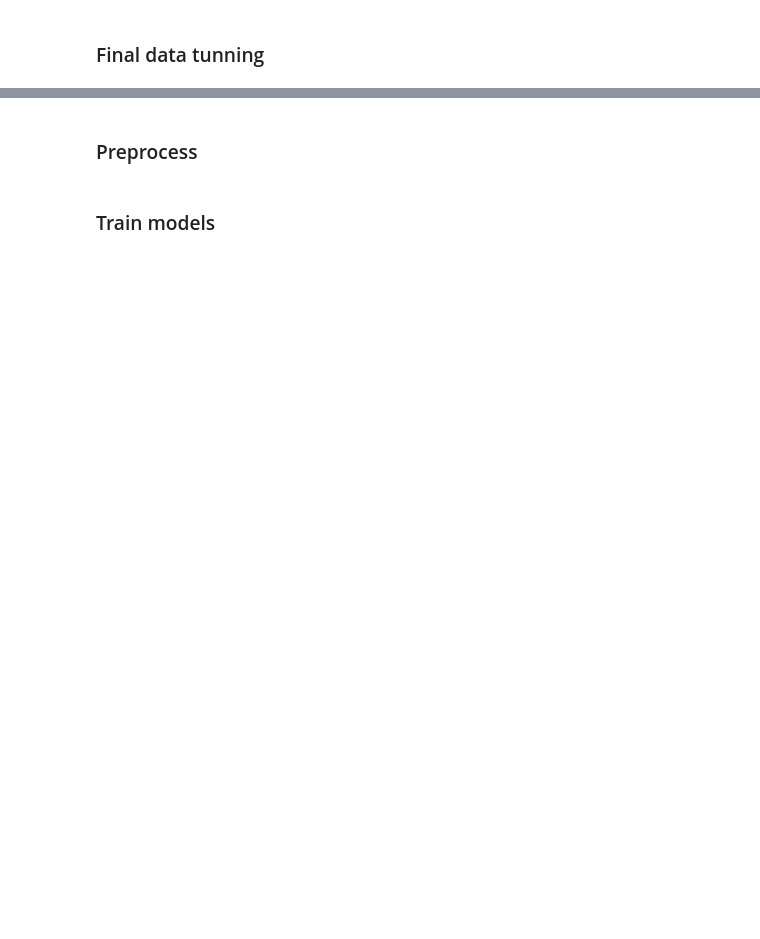
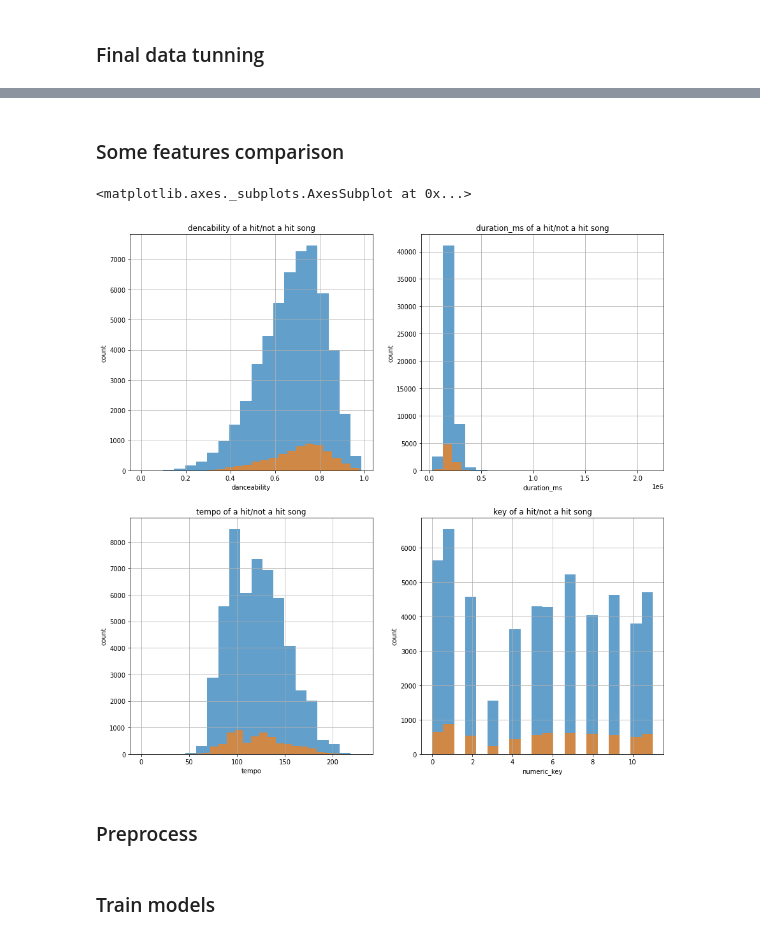
Before and after one commit to ShakedZrihen/worldwide-song-hit-formula, a Jupyter notebook: prediction.ipynb, the cells around one changed output, grey strips where cells are left out. Drawn from its saved outputs; the diff is of its cells as text; code cells hidden in the pictures; blank space fills up the shorter version.

```diff
--- a/prediction.ipynb
+++ b/prediction.ipynb
@@ -174,3 +153,58 @@ prepared_df.sample(10)
+# %% [markdown]
+### Some features comparison
+# %%
+## danceability
+hits_danceability_df = prepared_df[prepared_df['target'] == 1]['danceability']
+no_hits_danceability_df = prepared_df[prepared_df['target'] == 0]['danceability']
+
+fig = plt.figure(figsize=(15, 15))
+danceability = fig.add_subplot(221)
+danceability.set_xlabel('danceability')
+danceability.set_ylabel('count')
+danceability.set_title('dencability of a hit/not a hit song')
+no_hits_danceability_df.hist(alpha=0.7, bins = 20)
+fig.add_subplot(221)
+hits_danceability_df.hist(alpha=0.7, bins = 20, label = 'hit')
+
+## duration_ms
+
+hits_duration_ms_df = prepared_df[prepared_df['target'] == 1]['duration_ms']
+no_hits_duration_ms_df = prepared_df[prepared_df['target'] == 0]['duration_ms']
+
+duration_ms = fig.add_subplot(222)
+duration_ms.set_xlabel('duration_ms')
+duration_ms.set_ylabel('count')
+duration_ms.set_title('duration_ms of a hit/not a hit song')
+no_hits_duration_ms_df.hist(alpha=0.7, bins = 20)
+fig.add_subplot(222)
+hits_duration_ms_df.hist(alpha=0.7, bins = 20)
+
+## tempo
+hits_tempo_df = prepared_df[prepared_df['target'] == 1]['tempo']
+no_hits_tempo_df = prepared_df[prepared_df['target'] == 0]['tempo']
+
+tempo = fig.add_subplot(223)
+tempo.set_xlabel('tempo')
+tempo.set_ylabel('count')
+tempo.set_title('tempo of a hit/not a hit song')
+no_hits_tempo_df.hist(alpha=0.7, bins = 20)
+fig.add_subplot(223)
+hits_tempo_df.hist(alpha=0.7, bins = 20)
+
+## key
+hits_numeric_key_df = prepared_df[prepared_df['target'] == 1]['numeric_key']
+no_hits_numeric_key_df = prepared_df[prepared_df['target'] == 0]['numeric_key']
+
+numeric_key = fig.add_subplot(224)
+numeric_key.set_xlabel('numeric_key')
+numeric_key.set_ylabel('count')
+numeric_key.set_title('key of a hit/not a hit song')
+no_hits_numeric_key_df.hist(alpha=0.7, bins = 20)
+fig.add_subplot(224)
+hits_numeric_key_df.hist(alpha=0.7, bins = 20)
+# %% [output]
+<matplotlib.axes._subplots.AxesSubplot at 0x...>
+[figure, added]
 # %% [markdown]
 ### Preprocess
 # %%
```
Also changed, not shown: parts of 8 cells of this notebook.
